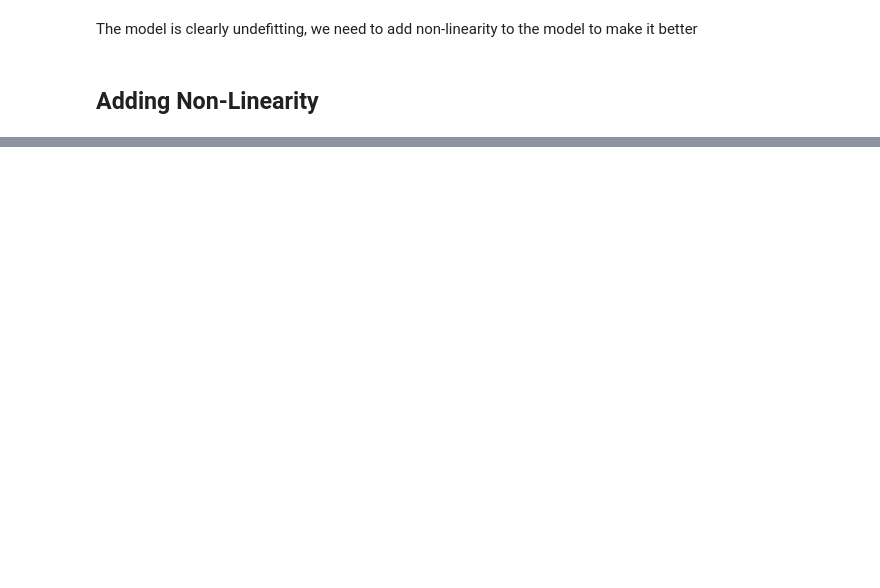
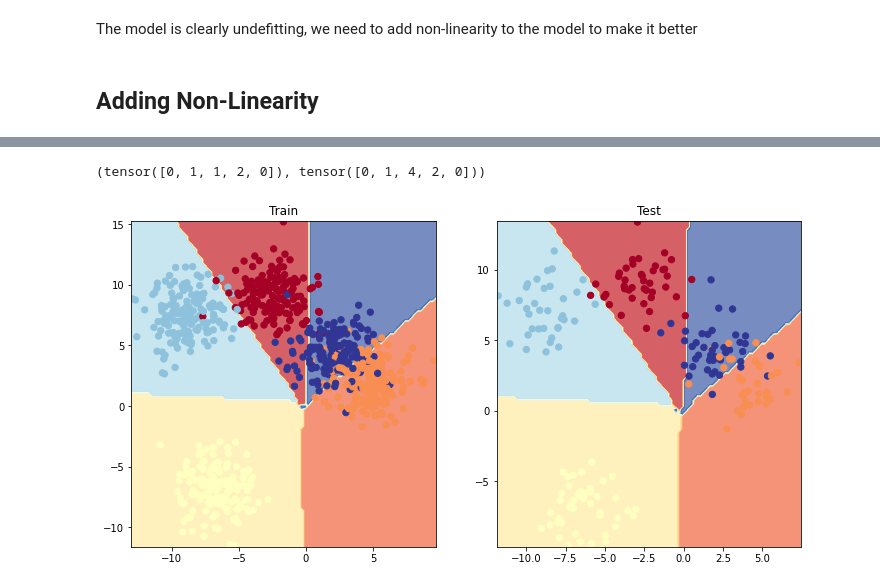
Before and after one commit to Anubhav-Goyal01/PyTorch-Practice, a Jupyter notebook: pytorch-02-classification.ipynb, the cells around one changed output, grey strips where cells are left out. Cells and saved outputs as stored; diff of their text form; code cells hidden in the pictures; blank space fills up the shorter version.

```diff
--- a/pytorch-02-classification.ipynb
+++ b/pytorch-02-classification.ipynb
@@ -277,0 +323,30 @@ plot_decision_boundary(model_2, X_test, y_test) # with non linearity
+# %%
+loss_function = nn.CrossEntropyLoss()
+optimizer = torch.optim.SGD(lr= 0.01, params= model3.parameters())
+# %%
+epochs = 1000
+
+X_train, X_test = X_train.to(device), X_test.to(device)
+y_train, y_test = y_train.to(device), y_test.to(device)
+
+for i in range(epochs):
+
+    model3.train()
+    y_logits = model3(X_train)
+    y_pred_train = torch.softmax(y_logits, dim= 1).argmax(dim= 1)
+    loss = loss_function(y_logits, y_train)
+    acc = accuracy_fn(y_train, y_pred_train)
+
+    optimizer.zero_grad()
+    loss.backward()
+    optimizer.step()
+
+    model3.eval()
+    with torch.inference_mode():
+        test_logits = model3(X_test)
+        y_pred_test = torch.softmax(test_logits, dim=1).argmax(dim=1)
+        test_loss = loss_function(test_logits, y_test)
+        test_acc = accuracy_fn(y_test, y_pred_test)
+
+    if i % 100 == 0:
+        print(f"Epoch: {i} | Loss: {loss:.5f}, Acc: {acc:.2f}% | Test Loss: {test_loss:.5f}, Test Acc: {test_acc:.2f}%")
@@ -277,0 +364,19 @@ plot_decision_boundary(model_2, X_test, y_test) # with non linearity
+# %%
+model3.eval()
+with torch.inference_mode():
+    y_pred = model3(X_test)
+    y_pred = torch.softmax(y_pred, dim= 1).argmax(dim= 1)
+
+y_test[:5], y_pred[:5]
+# %% [output]
+(tensor([0, 1, 1, 2, 0]), tensor([0, 1, 4, 2, 0]))
+# %%
+plt.figure(figsize=(12, 6))
+plt.subplot(1, 2, 1)
+plt.title("Train")
+plot_decision_boundary(model3, X_train, y_train)
+plt.subplot(1, 2, 2)
+plt.title("Test")
+plot_decision_boundary(model3, X_test, y_test)
+# %% [output]
+[figure, added]
```
Also changed, not shown: parts of 11 cells of this notebook.
